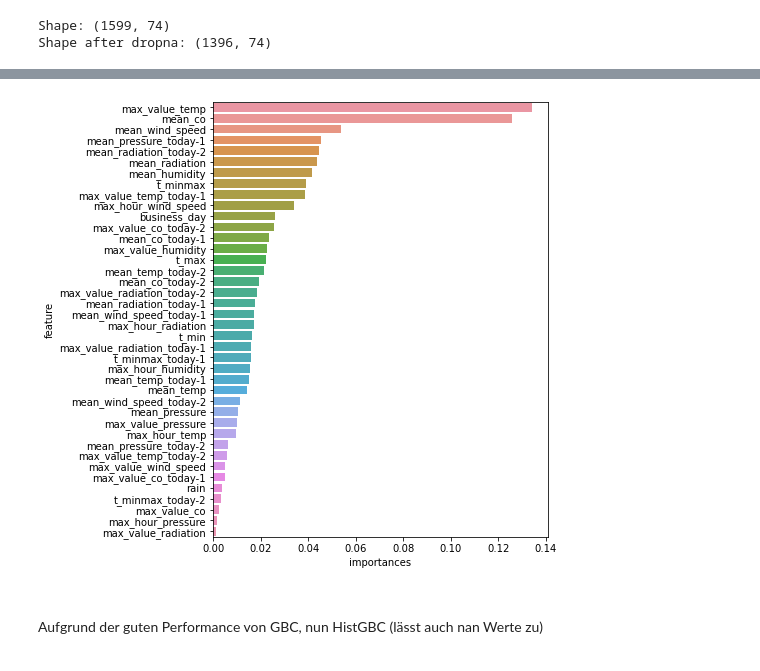
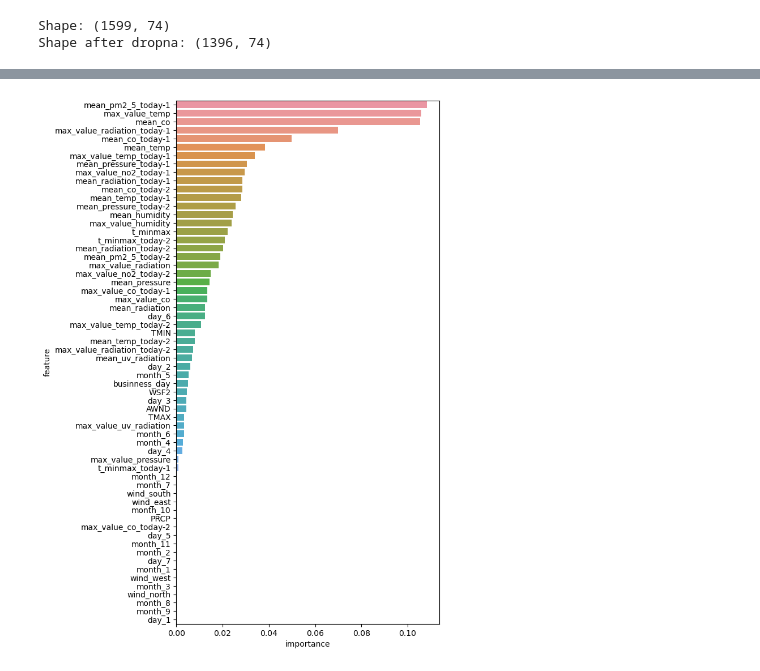
Before and after one commit to fxschmidt/AirPollution, a Jupyter notebook: Eigenes_Projekt/machine_learning.ipynb, the cells around one changed output, grey strips where cells are left out. Saved outputs shown, nothing was run; the diff lists cells and outputs as text; code cells hidden in the pictures.

```diff
--- a/Eigenes_Projekt/machine_learning.ipynb
+++ b/Eigenes_Projekt/machine_learning.ipynb
@@ -728,9 +769,12 @@ print(f"Shape after dropna: {predict_nafilled_morefeatures.shape}")
 Shape: (1599, 74)
 Shape after dropna: (1396, 74)
 # %%
+'Split in train and test data'
 predict_column="aqi_max"
 #standart features
-X_train_aqimax , X_test_aqimax , y_train_aqimax , y_test_aqimax = train_test_split(predict_nafilled_morefeatures.drop(["aqi_max","aqi_no2","aqi_o3","aqi_pm2_5","aqi_so2",predict_column,"max_value_o3","mean_o3"],axis=1),
+X_train_aqimax , X_test_aqimax , y_train_aqimax , y_test_aqimax = train_test_split(predict_nafilled_morefeatures.drop(["aqi_max","aqi_no2","aqi_o3","aqi_pm2_5",
+                                                                                                                       "aqi_so2",predict_column,"max_value_o3","mean_o3",
+                                                                                                                       'mean_so2', 'max_value_so2', 'mean_no2','max_value_no2', 'mean_pm2_5'],axis=1),
                                                        predict_nafilled_morefeatures[predict_column],random_state=1)
-X_test_aqimax.info()
+X_test_aqimax.columns
 # %% [output]
@@ -843,12 +877,0 @@ ax=sns.barplot(x=gbc_data["importances"],y=gbc_data.feature,orient="h")
-# %%
-xgb=XGBClassifier(nthread=4,random_state=1)
-xgb_params={
-    "booster":["gbtree"], #gbtree is the best
-    "eta":[0.1], #0.1
-    "max_depth":[5] #5
-    }
-
-xgb_aqimax_search=model_selection.GridSearchCV(estimator=xgb,param_grid=xgb_params,scoring=["f1_weighted","balanced_accuracy","accuracy"],refit="f1_weighted",
-                                       verbose=2,cv=20)
-y_train_aqimax_integer=y_train_aqimax.cat.codes
-xgb_aqimax_search.fit(X_train_aqimax,y_train_aqimax_integer)
@@ -939,8 +883,8 @@ f1 score of the model: 0.80708
 # %%
-adaboost=ensemble.AdaBoostClassifier(random_state=1)
+adaboost=ensemble.AdaBoostClassifier()
 adaboost_params={
-    "estimator":[tree.DecisionTreeClassifier(criterion="gini",max_depth=3)],
-    "n_estimators":[50,60,70], # 50 ist best
+    "base_estimator":[tree.DecisionTreeClassifier(criterion="gini",max_depth=3)],
+    "n_estimators":[50,60], # 50 ist best
     "learning_rate":[0.1], #0.1 is the best
     }
 
@@ -1017,10 +956,7 @@ f1 score of the model: 0.65972
 # %%
-adaboost_data=pd.DataFrame(data={"importances":adaboost_aqimax_search.best_estimator_.feature_importances_,"feature":adaboost_aqimax_search.best_estimator_.feature_names_in_})
-adaboost_data=adaboost_data.sort_values("importances",ascending=False)
-fig,ax=plt.subplots(1,1,figsize=(6,8))
-ax=sns.barplot(x=adaboost_data["importances"],y=adaboost_data.feature,orient="h")
+adaboost_data=pd.DataFrame(data={"importance":adaboost_aqimax_search.best_estimator_.feature_importances_,"feature":adaboost_aqimax_search.best_estimator_.feature_names_in_})
+adaboost_data=adaboost_data.sort_values("importance",ascending=False)
+fig,ax=plt.subplots(1,1,figsize=(6,12))
+ax=sns.barplot(x=adaboost_data["importance"],y=adaboost_data.feature,orient="h")
 # %% [output]
-[figure, old version]
+[figure, new version]
-# %% [markdown]
-###
-Aufgrund der guten Performance von GBC, nun HistGBC (lässt auch nan Werte zu)
```
Also changed, not shown: parts of 66 cells of this notebook, 5 other files.
